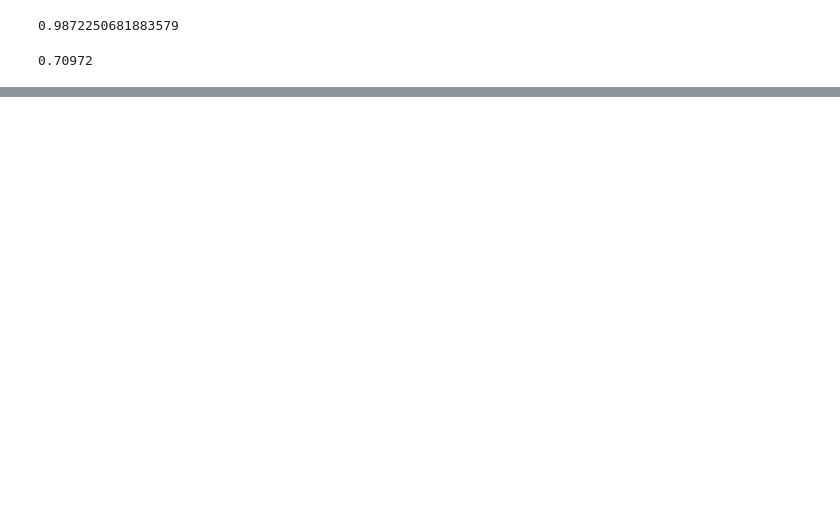
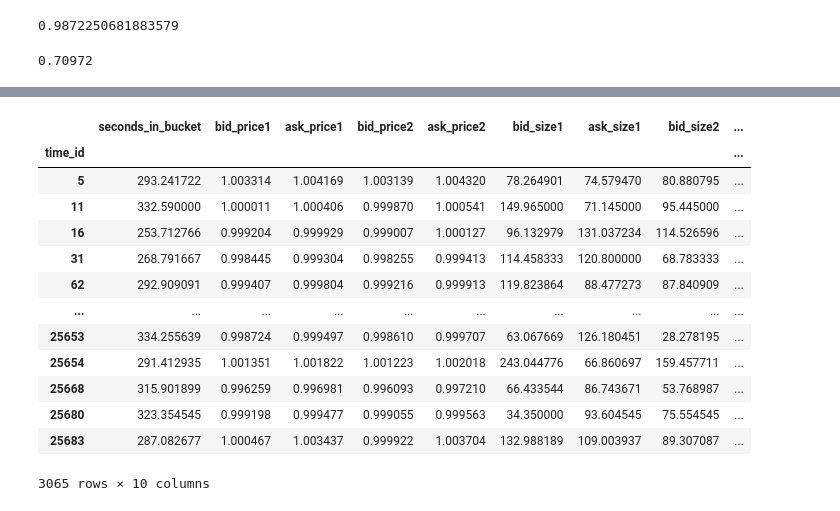
Before and after one commit to gilessssss/9417optivized, a Jupyter notebook: exploration.ipynb, the cells around one changed output, grey strips where cells are left out. Cells and saved outputs as stored; diff of their text form; code cells hidden in the pictures; blank space fills up the shorter version.

```diff
--- a/exploration.ipynb
+++ b/exploration.ipynb
@@ -169,0 +184,51 @@ rel_total_percent_range_stock_id_0_time_id_5
+# %%
+# Compute the first weighted averaged price for each seconds_in_bucket and time ID
+
+#book_train_stock_id_0["wap1"] = book_train_stock_id_0.apply(wap1,axis=1)
+denom1 = book_train_stock_id_0["ask_size1"] + book_train_stock_id_0["bid_size1"]
+volprice1 = book_train_stock_id_0["bid_price1"] * book_train_stock_id_0["ask_size1"] + book_train_stock_id_0["ask_price1"] * book_train_stock_id_0["bid_size1"]
+book_train_stock_id_0["wap1"] = volprice1/denom1
+# %%
+# Compute the second weighted averaged price for each seconds_in_bucket and time ID
+
+#book_train_stock_id_0.loc[:, "wap2"] = book_train_stock_id_0.apply(wap2,axis=1)
+denom2 = book_train_stock_id_0["ask_size2"] + book_train_stock_id_0["bid_size2"]
+volprice2 = book_train_stock_id_0["bid_price2"] * book_train_stock_id_0["ask_size2"] + book_train_stock_id_0["ask_price2"] * book_train_stock_id_0["bid_size2"]
+book_train_stock_id_0["wap2"] = volprice2/denom2
+# %%
+# Compute the avg weighted price using both wap1 and wap2 for each seconds_in_bucket and time ID
+
+#book_train_stock_id_0.loc[:, "log_avg_wap"] = book_train_stock_id_0.apply(log_avg_wap,axis=1)
+book_train_stock_id_0["avg_wap"] = (book_train_stock_id_0["wap1"] + book_train_stock_id_0["wap2"])/2
+# %%
+#Theory, the bigger the spread the higher the volatility!!!
+#Getting spread ratio's of 1 and 2
+spread_ratio_1 = book_train_stock_id_0["ask_price1"]/book_train_stock_id_0["bid_price1"]
+book_train_stock_id_0["spread_ratio_1"] = spread_ratio_1
+spread_ratio_2 = book_train_stock_id_0["ask_price2"]/book_train_stock_id_0["bid_price2"]
+book_train_stock_id_0["spread_ratio_2"] = spread_ratio_2
+# %%
+#Compute volume imbalance as an average ratio (supply/demand) per time_id
+total_bid_size = book_train_stock_id_0["bid_size1"] + book_train_stock_id_0["bid_size2"]
+total_ask_size = book_train_stock_id_0["ask_size1"] + book_train_stock_id_0["ask_size2"]
+book_train_stock_id_0["vol_imbalance"] = total_ask_size/total_bid_size
+#Finding the average volume imbalance by time_id
+vol_imbalance = book_train_stock_id_0.groupby(['time_id']).mean()["vol_imbalance"]
+book_train_stock_id_0.groupby(['time_id']).mean()
+
+#how much it deviates from a ratio of 1:1 means its more significant a ratio of 10 is the same significance as a ratio of 0.1? So maybe we standardize it and say if ratio <1 do 1/ratio... so ratios like 0.1 can be changed to 10!!!
+# %% [output]
+|  | seconds_in_bucket | bid_price1 | ask_price1 | bid_price2 | ask_price2 | bid_size1 | ask_size1 | bid_size2 | ... |
+| time_id |  |  |  |  |  |  |  |  | ... |
+| 5 | 293.241722 | 1.003314 | 1.004169 | 1.003139 | 1.004320 | 78.264901 | 74.579470 | 80.880795 | ... |
+| 11 | 332.590000 | 1.000011 | 1.000406 | 0.999870 | 1.000541 | 149.965000 | 71.145000 | 95.445000 | ... |
+| 16 | 253.712766 | 0.999204 | 0.999929 | 0.999007 | 1.000127 | 96.132979 | 131.037234 | 114.526596 | ... |
+| 31 | 268.791667 | 0.998445 | 0.999304 | 0.998255 | 0.999413 | 114.458333 | 120.800000 | 68.783333 | ... |
+| 62 | 292.909091 | 0.999407 | 0.999804 | 0.999216 | 0.999913 | 119.823864 | 88.477273 | 87.840909 | ... |
+| ... | ... | ... | ... | ... | ... | ... | ... | ... | ... |
+| 25653 | 334.255639 | 0.998724 | 0.999497 | 0.998610 | 0.999707 | 63.067669 | 126.180451 | 28.278195 | ... |
+| 25654 | 291.412935 | 1.001351 | 1.001822 | 1.001223 | 1.002018 | 243.044776 | 66.860697 | 159.457711 | ... |
+| 25668 | 315.901899 | 0.996259 | 0.996981 | 0.996093 | 0.997210 | 66.433544 | 86.743671 | 53.768987 | ... |
+| 25680 | 323.354545 | 0.999198 | 0.999477 | 0.999055 | 0.999563 | 34.350000 | 93.604545 | 75.554545 | ... |
+| 25683 | 287.082677 | 1.000467 | 1.003437 | 0.999922 | 1.003704 | 132.988189 | 109.003937 | 89.307087 | ... |
+3065 rows × 10 columns
```
Also changed, not shown: parts of 21 cells of this notebook.
